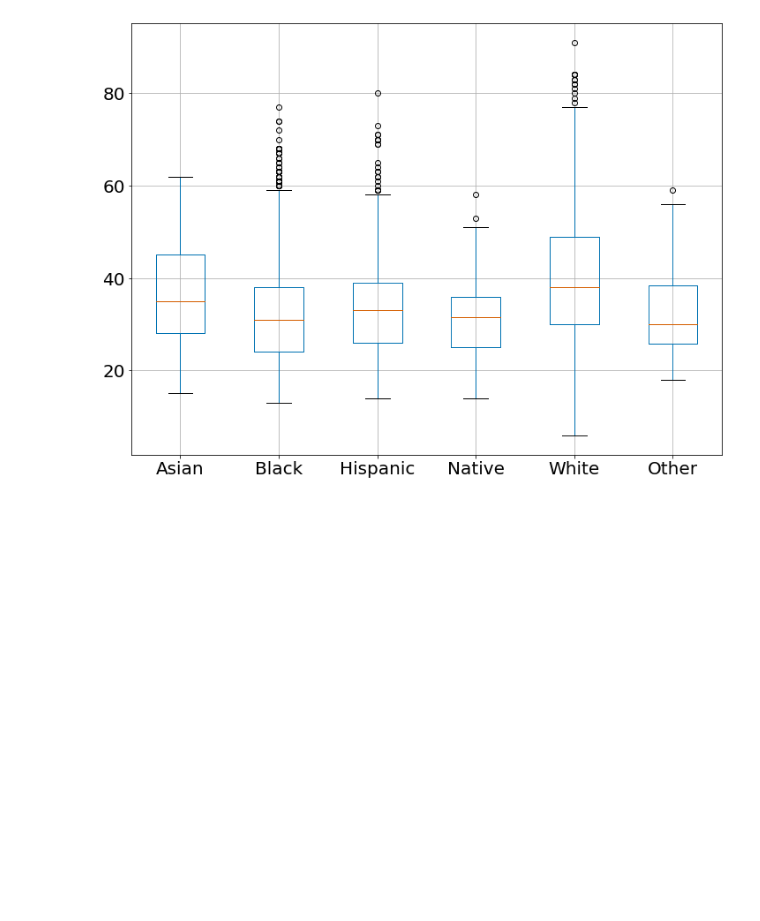
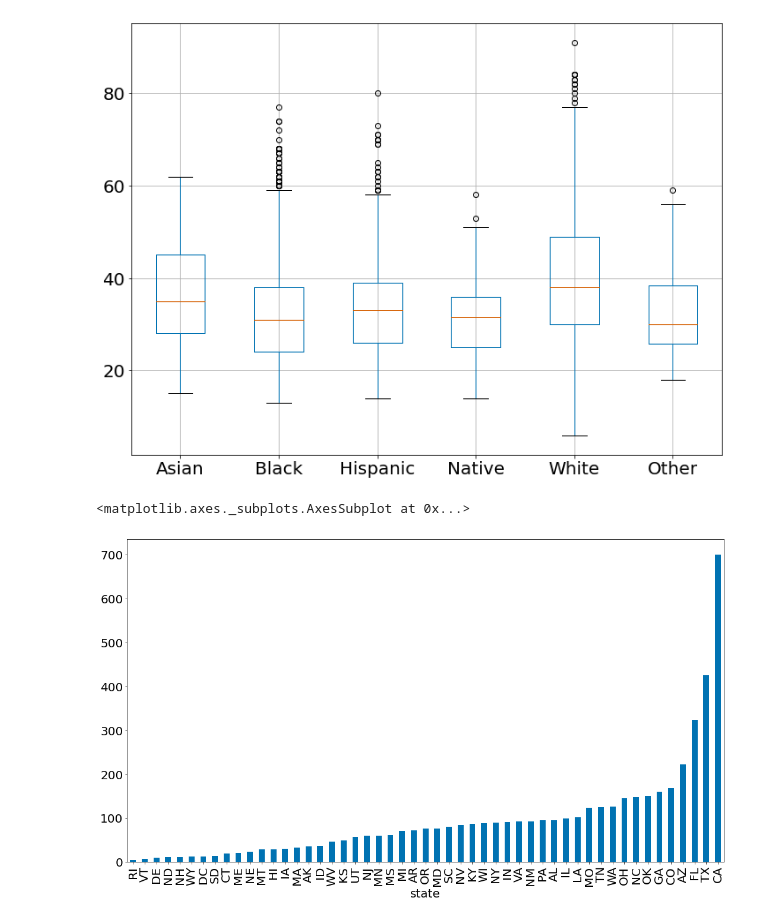
Before and after one commit to nascimentocrp/icd-trabalho-final, a Jupyter notebook: projeto_icd.ipynb, the cells around one changed output. Drawn from its saved outputs; the diff is of its cells as text; code cells hidden in the pictures; blank space fills up the shorter version.

```diff
--- a/projeto_icd.ipynb
+++ b/projeto_icd.ipynb
@@ -115,3 +115,9 @@ df_boxplot = df.pivot(columns='race', values='age')
 boxplot = df_boxplot.boxplot(column=['Asian', 'Black', 'Hispanic', 'Native', 'White', 'Other'], figsize = (12,9))
 # %% [output]
 [figure]
+# %%
+df_death_per_state = df.groupby(['state']).size().sort_values()
+df_death_per_state.plot(kind = 'bar')
+# %% [output]
+<matplotlib.axes._subplots.AxesSubplot at 0x...>
+[figure, added]
```
